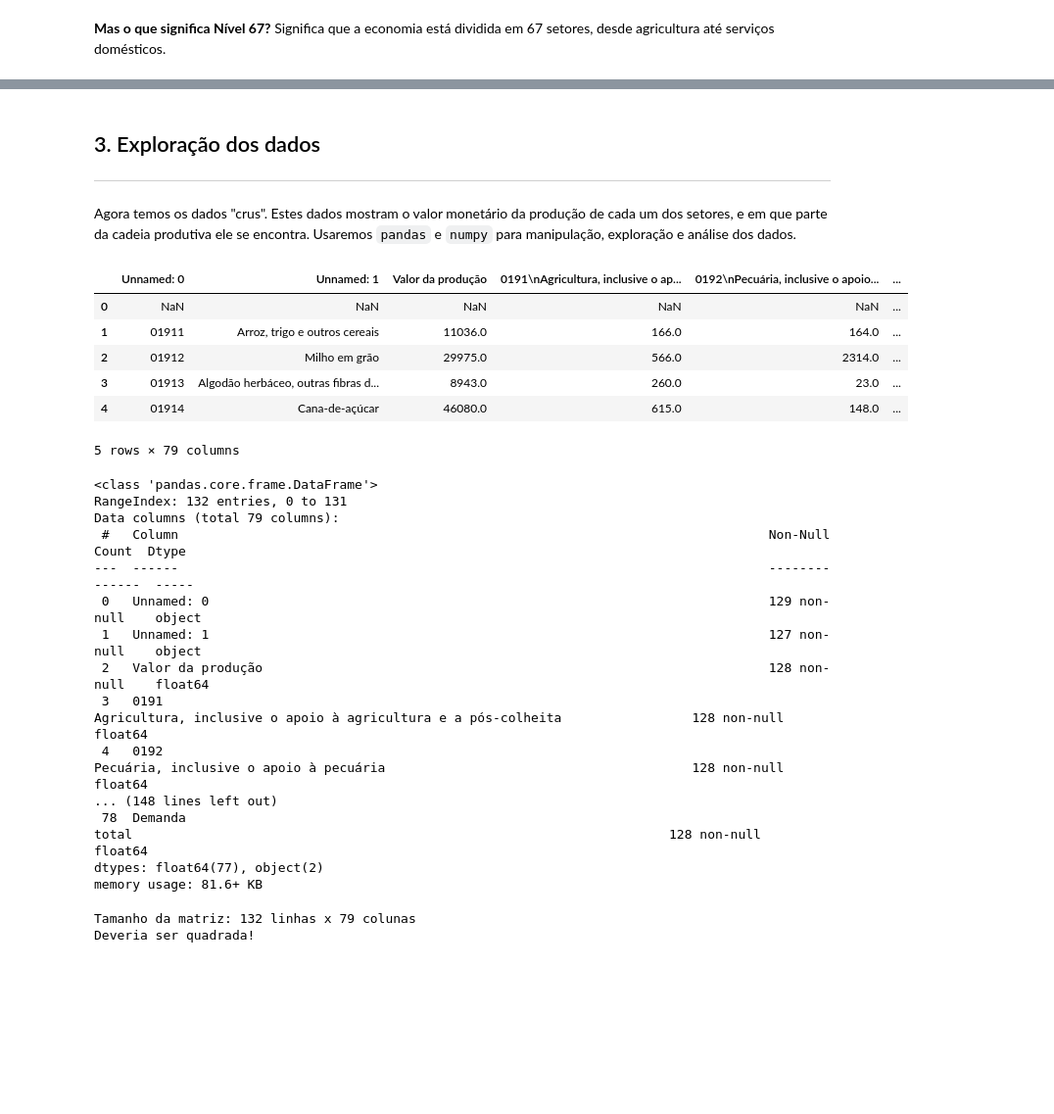
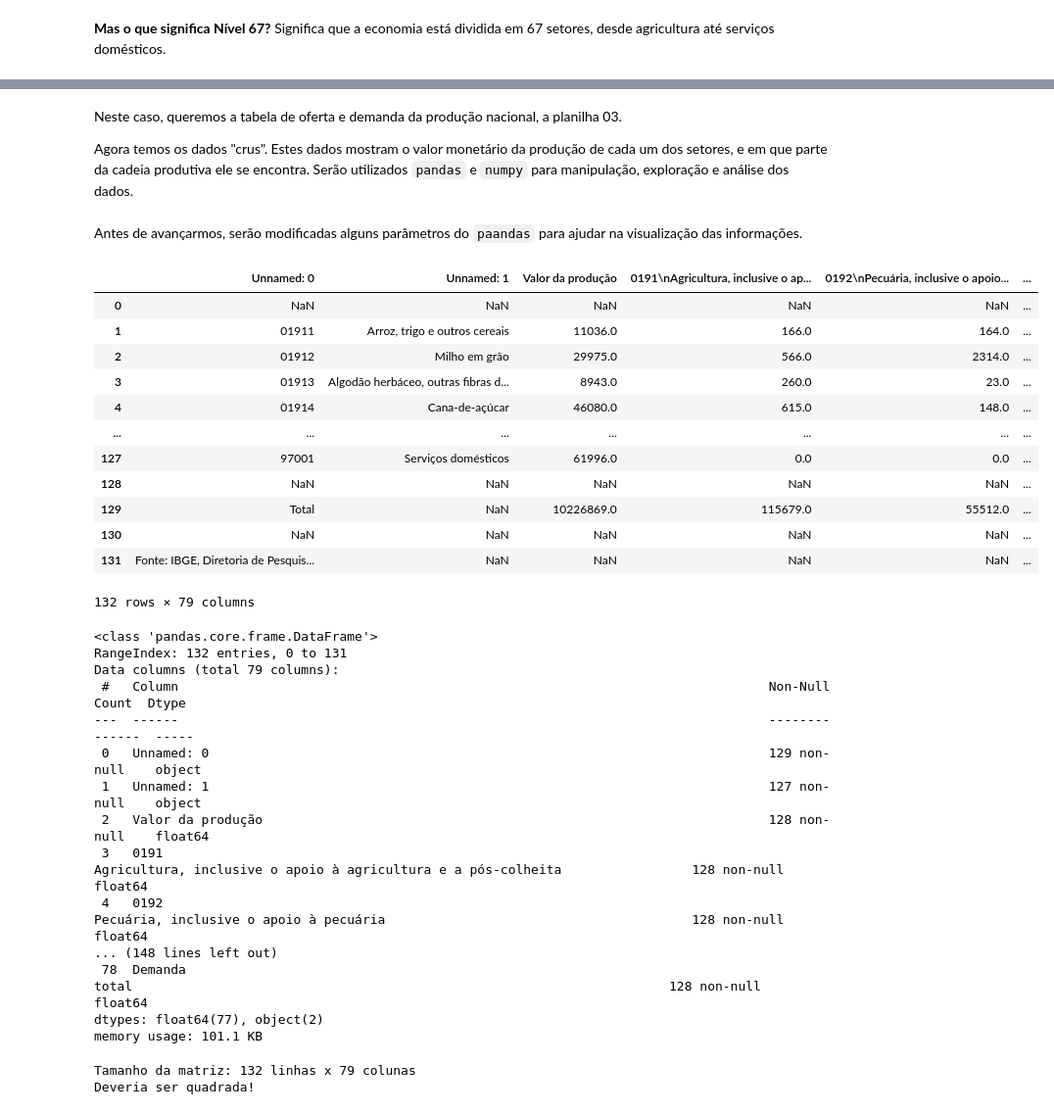
Before and after one commit to ArthurPavezzi-zz/analise-matriz-leontieff, a Jupyter notebook: analise.ipynb, the cells around one changed output, grey strips where cells are left out. Shown: that part at 98% size. Drawn from its saved outputs; the diff is of its cells as text; code cells hidden in the pictures; blank space fills up the shorter version.

```diff
--- a/analise.ipynb
+++ b/analise.ipynb
@@ -112,22 +218,9 @@ urlretrieve(url,
 # %% [markdown]
-## 3. Exploração dos dados
----
-Agora temos os dados "crus". Estes dados mostram o valor monetário da produção de cada um dos setores, e em que parte da cadeia produtiva ele se encontra. Usaremos ``pandas`` e ``numpy`` para manipulação, exploração e análise dos dados.
+Neste caso, queremos a tabela de oferta e demanda da produção nacional, a planilha 03.
+
+Agora temos os dados "crus". Estes dados mostram o valor monetário da produção de cada um dos setores, e em que parte da cadeia produtiva ele se encontra. Serão utilizados ``pandas`` e ``numpy`` para manipulação, exploração e análise dos dados.
 # %%
 import pandas as pd
 import numpy as np
-# %%
-# Este arquivo possui múltiplas planilhas, então precisamos especificar qual nos interessa
-# Neste caso, queremos a tabela de oferta e demanda da produção nacional, que é a planilha 03
-matriz = pd.read_excel("Matrizes/matriz_insumo_produto_67.xls",
-                       sheet_name="03",
-                       skiprows=3)
-matriz.head(5)
-# %% [output]
-|  | Unnamed: 0 | Unnamed: 1 | Valor da produção | 0191\nAgricultura, inclusive o ap... | 0192\nPecuária, inclusive o apoio... | ... |
-| 0 | NaN | NaN | NaN | NaN | NaN | ... |
-| 1 | 01911 | Arroz, trigo e outros cereais | 11036.0 | 166.0 | 164.0 | ... |
-| 2 | 01912 | Milho em grão | 29975.0 | 566.0 | 2314.0 | ... |
-| 3 | 01913 | Algodão herbáceo, outras fibras d... | 8943.0 | 260.0 | 23.0 | ... |
-| 4 | 01914 | Cana-de-açúcar | 46080.0 | 615.0 | 148.0 | ... |
-5 rows × 79 columns
+# %% [markdown]
+Antes de avançarmos, serão modificadas alguns parâmetros do ``paandas`` para ajudar na visualização das informações.
@@ -134,5 +230,24 @@ matriz.head(5)
+# %%
+matriz = pd.read_excel("Matrizes/matriz_insumo_produto_67.xls",
+                       sheet_name="03",
+                       skiprows=3)
+matriz
+# %% [output]
+|  | Unnamed: 0 | Unnamed: 1 | Valor da produção | 0191\nAgricultura, inclusive o ap... | 0192\nPecuária, inclusive o apoio... | ... |
+| 0 | NaN | NaN | NaN | NaN | NaN | ... |
+| 1 | 01911 | Arroz, trigo e outros cereais | 11036.0 | 166.0 | 164.0 | ... |
+| 2 | 01912 | Milho em grão | 29975.0 | 566.0 | 2314.0 | ... |
+| 3 | 01913 | Algodão herbáceo, outras fibras d... | 8943.0 | 260.0 | 23.0 | ... |
+| 4 | 01914 | Cana-de-açúcar | 46080.0 | 615.0 | 148.0 | ... |
+| ... | ... | ... | ... | ... | ... | ... |
+| 127 | 97001 | Serviços domésticos | 61996.0 | 0.0 | 0.0 | ... |
+| 128 | NaN | NaN | NaN | NaN | NaN | ... |
+| 129 | Total | NaN | 10226869.0 | 115679.0 | 55512.0 | ... |
+| 130 | NaN | NaN | NaN | NaN | NaN | ... |
+| 131 | Fonte: IBGE, Diretoria de Pesquis... | NaN | NaN | NaN | NaN | ... |
+132 rows × 79 columns
 # %%
-matriz.info()
+matriz.info(memory_usage='deep')
 # %% [output]
 <class 'pandas.core.frame.DataFrame'>
 RangeIndex: 132 entries, 0 to 131
@@ -150,7 +265,7 @@ Pecuária, inclusive o apoio à pecuária
  78  Demanda
 total                                                                      128 non-null    float64
 dtypes: float64(77), object(2)
-memory usage: 81.6+ KB
+memory usage: 101.1 KB
 # %%
 print(f'Tamanho da matriz: {matriz.shape[0]} linhas x {matriz.shape[1]} colunas')
 if matriz.shape[0] != matriz.shape[1]:
```
Also changed, not shown: parts of 38 cells of this notebook, 2 other files.
